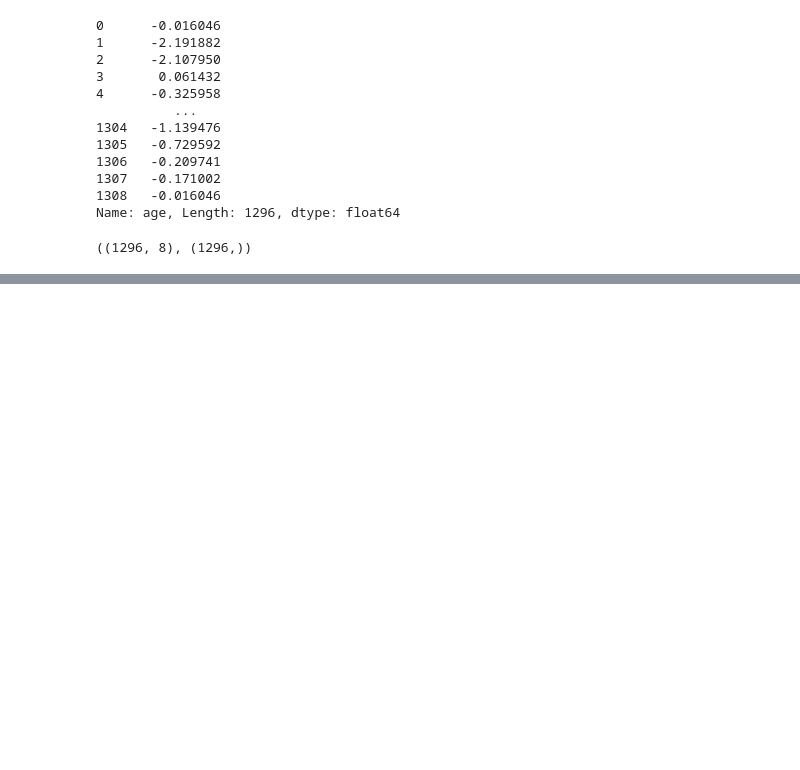
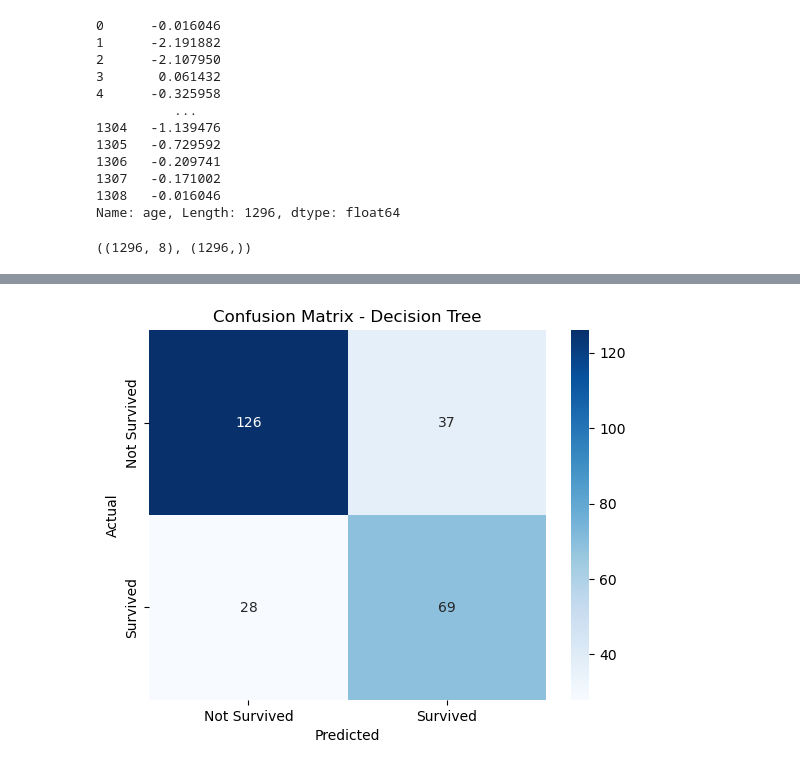
Before and after one commit to HusseinElhaddad/Titanic-Classification-DEPI-Mini-Project, a Jupyter notebook: mini_project.ipynb, the cells around one changed output, grey strips where cells are left out. Cells and saved outputs as stored; diff of their text form; code cells hidden in the pictures; blank space fills up the shorter version.

```diff
--- a/mini_project.ipynb
+++ b/mini_project.ipynb
@@ -468,0 +517,3 @@ X.shape , y.shape
+# %%
+# Initialize Decision Tree
+dt = DecisionTreeClassifier()
@@ -468,0 +524,2 @@ X.shape , y.shape
+# %%
+y_pred = dt.predict(X_test)
@@ -468,0 +542,10 @@ X.shape , y.shape
+# %%
+# Decision Tree Confusion Matrix
+cm = confusion_matrix(y_test, y_pred)
+sns.heatmap(cm, annot=True, fmt="d", cmap="Blues", xticklabels=["Not Survived", "Survived"], yticklabels=["Not Survived", "Survived"])
+plt.xlabel("Predicted")
+plt.ylabel("Actual")
+plt.title("Confusion Matrix - Decision Tree")
+plt.show()
+# %% [output]
+[figure, added]
```
Also changed, not shown: parts of 21 cells of this notebook.
